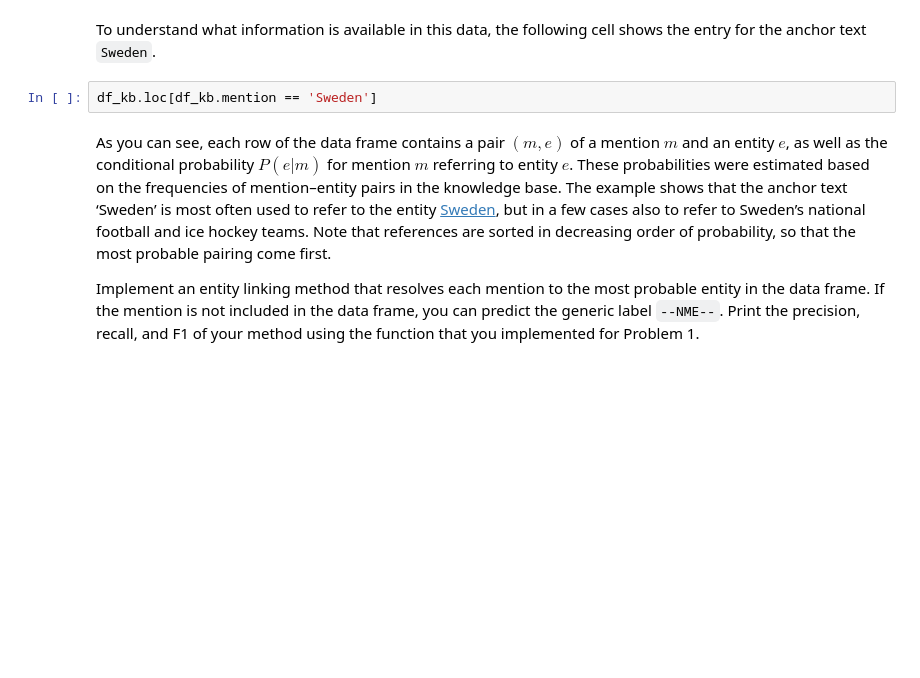
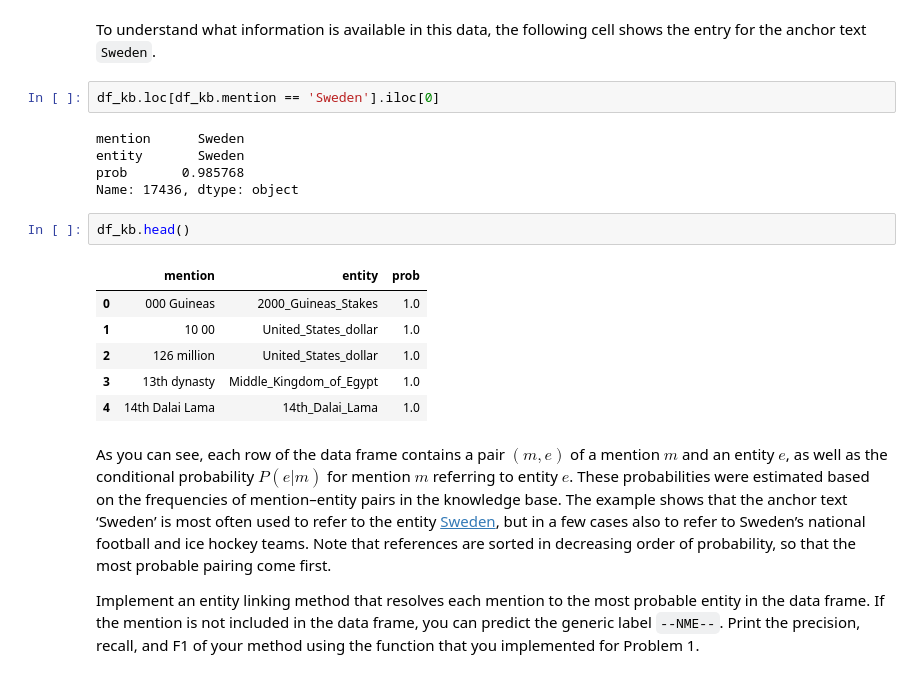
Before and after one commit to honzh073/txm, a Jupyter notebook: Lab5/Hong-TM-L5.ipynb, the cells around one changed output. Saved outputs shown, nothing was run; the diff lists cells and outputs as text; blank space fills up the shorter version.

```diff
--- a/Lab5/Hong-TM-L5.ipynb
+++ b/Lab5/Hong-TM-L5.ipynb
@@ -340,7 +340,21 @@ with bz2.open('kb.tsv.bz2', 'rt') as source:
 # %% [markdown]
 To understand what information is available in this data, the following cell shows the entry for the anchor text `Sweden`.
 # %%
-df_kb.loc[df_kb.mention == 'Sweden']
+df_kb.loc[df_kb.mention == 'Sweden'].iloc[0]
+# %% [output]
+mention      Sweden
+entity       Sweden
+prob       0.985768
+Name: 17436, dtype: object
+# %%
+df_kb.head()
+# %% [output]
+|  | mention | entity | prob |
+| 0 | 000 Guineas | 2000_Guineas_Stakes | 1.0 |
+| 1 | 10 00 | United_States_dollar | 1.0 |
+| 2 | 126 million | United_States_dollar | 1.0 |
+| 3 | 13th dynasty | Middle_Kingdom_of_Egypt | 1.0 |
+| 4 | 14th Dalai Lama | 14th_Dalai_Lama | 1.0 |
 # %% [markdown]
 As you can see, each row of the data frame contains a pair $(m, e)$ of a mention $m$ and an entity $e$, as well as the conditional probability $P(e|m)$ for mention $m$ referring to entity $e$. These probabilities were estimated based on the frequencies of mention–entity pairs in the knowledge base. The example shows that the anchor text &lsquo;Sweden&rsquo; is most often used to refer to the entity [Sweden](http://en.wikipedia.org/wiki/Sweden), but in a few cases also to refer to Sweden&rsquo;s national football and ice hockey teams. Note that references are sorted in decreasing order of probability, so that the most probable pairing come first.
 
```
Also changed, not shown: parts of 23 cells of this notebook, 1 other file.
